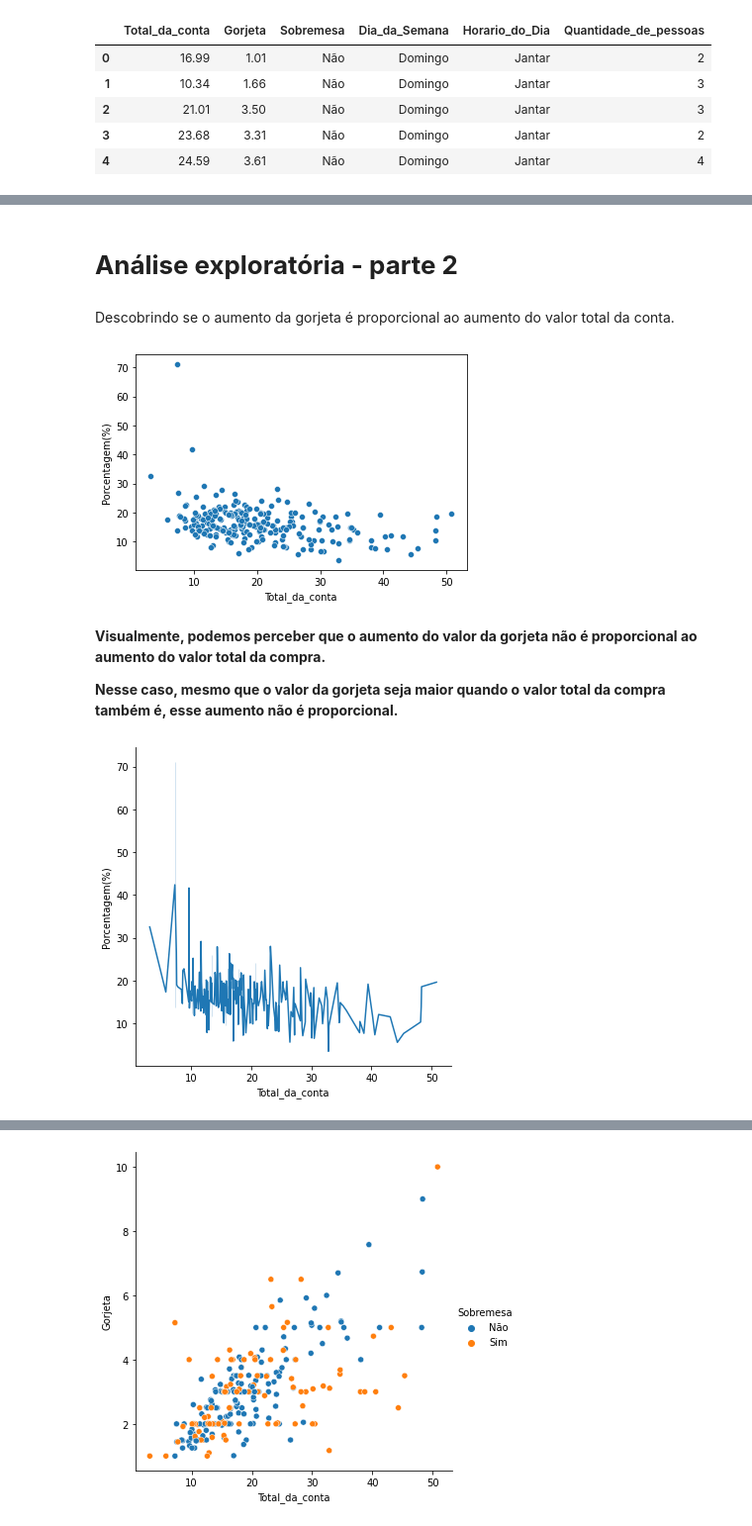
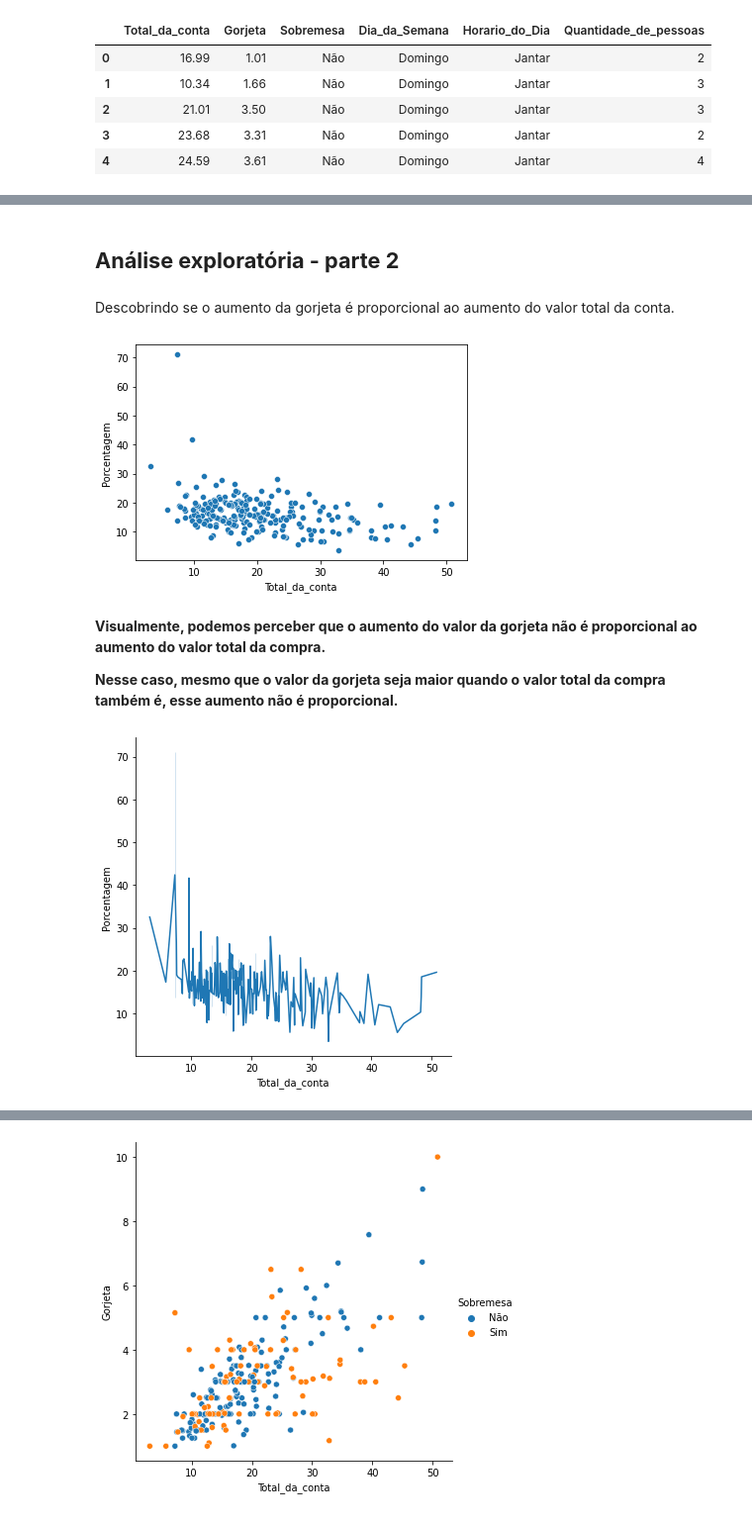
Before and after one commit to Olivierah/Data_Visualization, a Jupyter notebook: Seaborn_package_1.ipynb, the cells around one changed output, grey strips where cells are left out. Shown at 99% size. Drawn from its saved outputs; the diff is of its cells as text; code cells hidden in the pictures.

```diff
--- a/Seaborn_package_1.ipynb
+++ b/Seaborn_package_1.ipynb
@@ -176,6 +176,6 @@ dados.head()
 | 3 | 23.68 | 3.31 | Não | Domingo | Jantar | 2 |
 | 4 | 24.59 | 3.61 | Não | Domingo | Jantar | 4 |
 # %%
-dados['Porcentagem(%)'] = ((dados['Gorjeta']) / (dados['Total_da_conta']) * 100).round(2)
+dados['Porcentagem'] = ((dados['Gorjeta']) / (dados['Total_da_conta']) * 100).round(2)
 dados.head()
 # %% [output]
@@ -188,11 +188,11 @@ dados.head()
 # %% [markdown]
-# **Análise exploratória - parte 2**
+## **Análise exploratória - parte 2**
 # %% [markdown]
 Descobrindo se o aumento da gorjeta é proporcional ao aumento do valor total da conta.
 # %%
-MI = sns.scatterplot(x='Total_da_conta', y='Porcentagem(%)', data=dados)
+MI = sns.scatterplot(x='Total_da_conta', y='Porcentagem', data=dados)
 # %% [output]
-[figure, old version]
+[figure, new version]
 # %% [markdown]
 **Visualmente, podemos perceber que o aumento do valor da gorjeta não é proporcional ao aumento do valor total da compra.**
 
@@ -202,9 +202,9 @@ MI = sns.scatterplot(x='Total_da_conta', y='Porcentagem(%)', data=dados)
 
 # No gráfico abaixo, utilizando o 'relplot' podemos notar uma leve queda.
 
-MI = sns.relplot(x='Total_da_conta', y='Porcentagem(%)', kind='line', data=dados) # O parâmetro 'kind indica o tipo de gráfico que será plotado
+MI = sns.relplot(x='Total_da_conta', y='Porcentagem', kind='line', data=dados) # O parâmetro 'kind indica o tipo de gráfico que será plotado
 # %% [output]
-[figure, old version]
+[figure, new version]
 # %%
 # Utilizando o 'lplot' fica mais evidente a queda da porcentagem quando o valor aumenta
 
```
Also changed, not shown: parts of 21 cells of this notebook.
